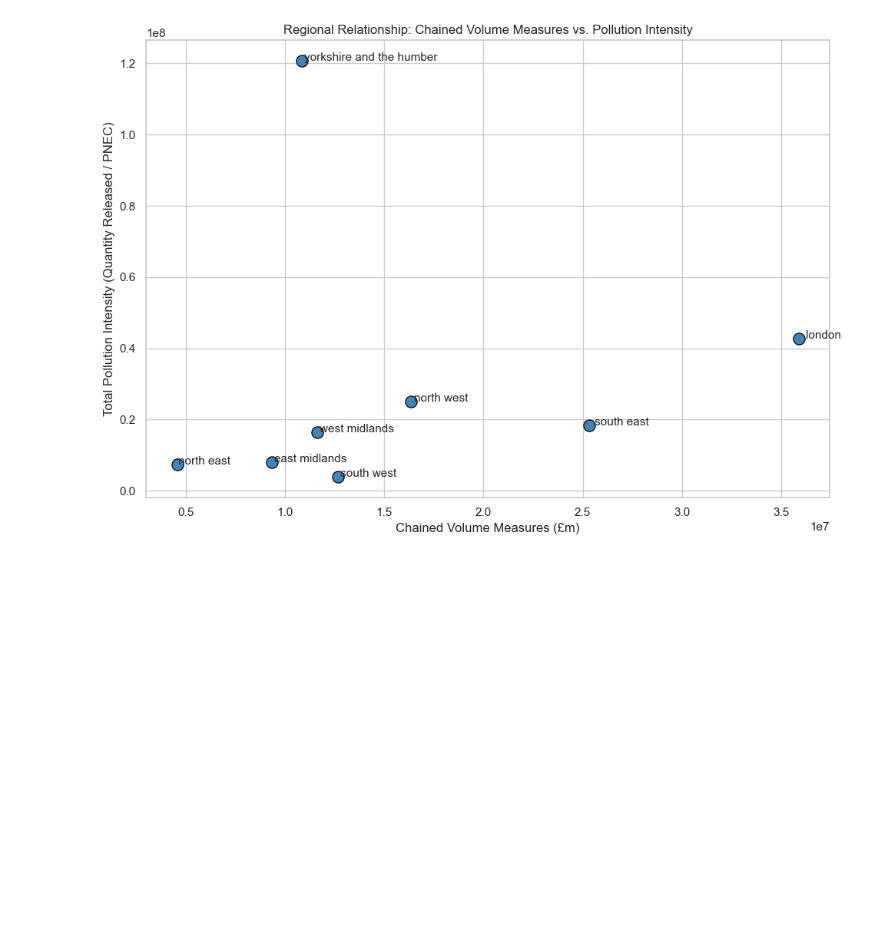
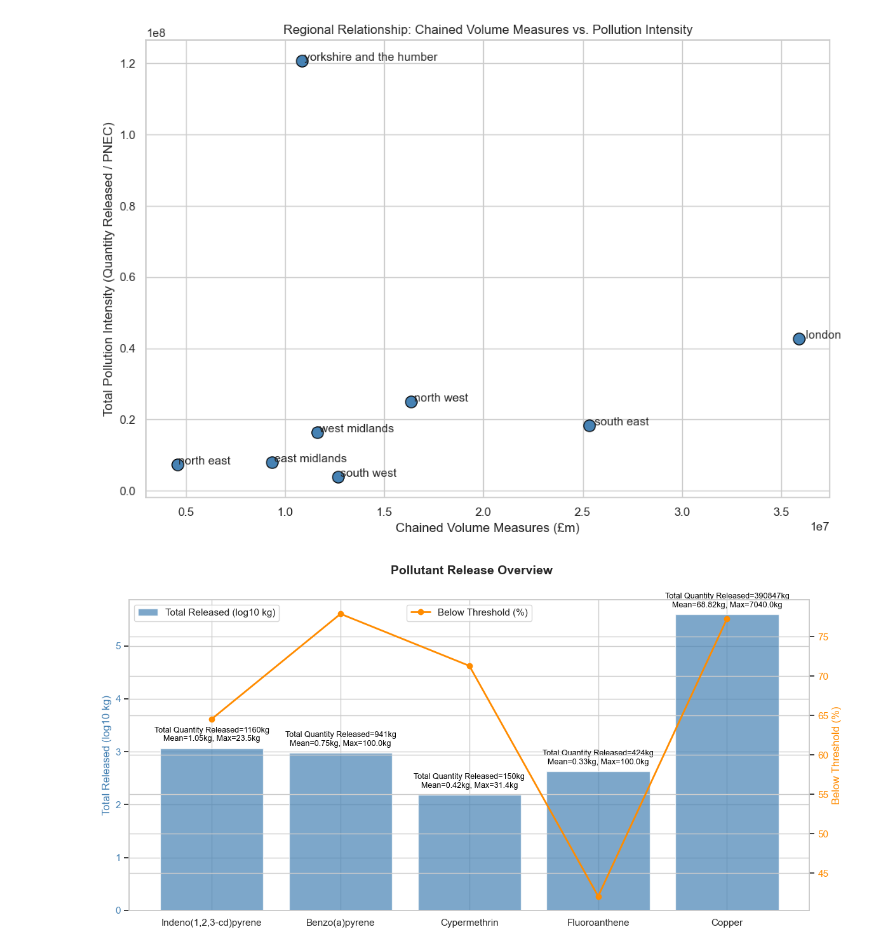
Before and after one commit to Kkkkyf7/DEFRA1, a Jupyter notebook: YifanKe/IndustialGDP.ipynb, the cells around one changed output. Saved outputs shown, nothing was run; the diff lists cells and outputs as text; code cells hidden in the pictures; blank space fills up the shorter version.

```diff
--- a/YifanKe/IndustialGDP.ipynb
+++ b/YifanKe/IndustialGDP.ipynb
@@ -435,3 +435,52 @@ Notes:
 [2] The condition number is large, 3.6e+07. This might indicate that there are
 strong multicollinearity or other numerical problems.
 [figure]
+# %%
+import pandas as pd
+import numpy as np
+import matplotlib.pyplot as plt
+
+# load the data
+data = {
+    "Pollutant": ["Indeno(1,2,3-cd)pyrene", "Benzo(a)pyrene", "Cypermethrin", "Fluoroanthene", "Copper"],
+    "Total Quantity Released (kg)": [1160.19, 941.03, 149.8, 424.2, 390846.92],
+    "Mean": [1.05, 0.75, 0.42, 0.33, 68.82],
+    "Max": [23.5, 100, 31.35, 100, 7040],
+    "Percentage < Threshold": [64.56, 77.91, 71.31, 42.05, 77.3]
+}
+df = pd.DataFrame(data)
+
+# Total log10 conversion (for plotting)
+df["Total_log"] = np.log10(df["Total Quantity Released (kg)"] + 1)
+
+
+fig, ax1 = plt.subplots(figsize=(12,6))
+
+# Bar chart: Total Emissions (log scale)
+bars = ax1.bar(df["Pollutant"], df["Total_log"], color="steelblue", alpha=0.7, label="Total Released (log10 kg)")
+ax1.set_ylabel("Total Released (log10 kg)", color="steelblue")
+ax1.tick_params(axis="y", labelcolor="steelblue")
+
+# The second Y-axis: proportion below the threshold
+ax2 = ax1.twinx()
+ax2.plot(df["Pollutant"], df["Percentage < Threshold"], color="darkorange", marker="o", linewidth=2, label="Below Threshold (%)")
+ax2.set_ylabel("Below Threshold (%)", color="darkorange")
+ax2.tick_params(axis="y", labelcolor="darkorange")
+
+# Mark "Mean", "Max" and "Total" (true values) at the top of the column
+for i, (mean, maxv, total, bar) in enumerate(zip(df["Mean"], df["Max"], df["Total Quantity Released (kg)"], bars)):
+    height = bar.get_height()
+    ax1.text(bar.get_x() + bar.get_width()/2, height + 0.1,
+             f"Total Quantity Released={total:.0f}kg\nMean={mean:.2f}kg, Max={maxv:.1f}kg",
+             ha="center", va="bottom", fontsize=9, color="black")
+
+
+fig.suptitle("Pollutant Release Overview", fontsize=14, fontweight="bold")
+ax1.legend(loc="upper left")
+ax2.legend(loc="upper center")
+
+plt.xticks(rotation=30, ha="right")
+plt.tight_layout()
+plt.show()
+# %% [output]
+[figure, added]
```
Also changed, not shown: parts of 10 cells of this notebook.
